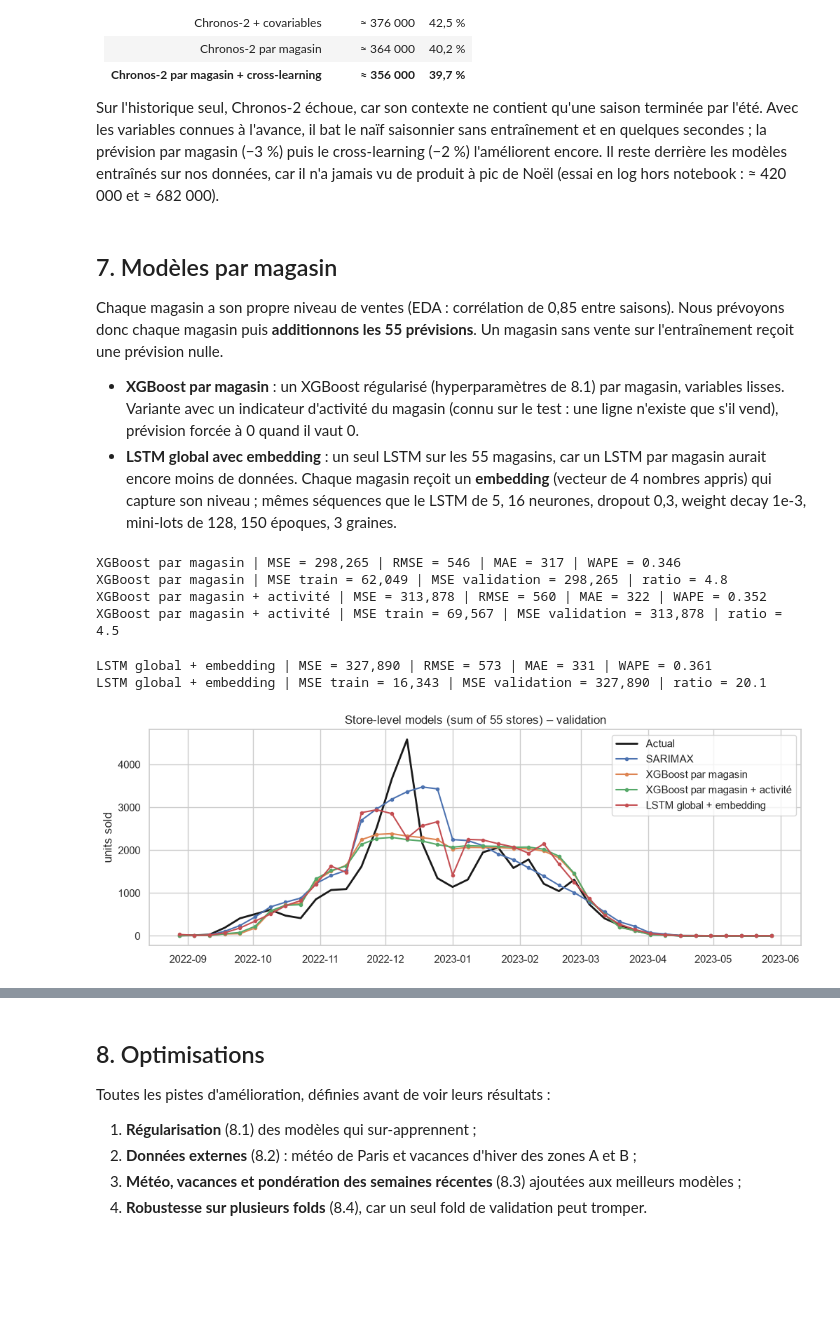
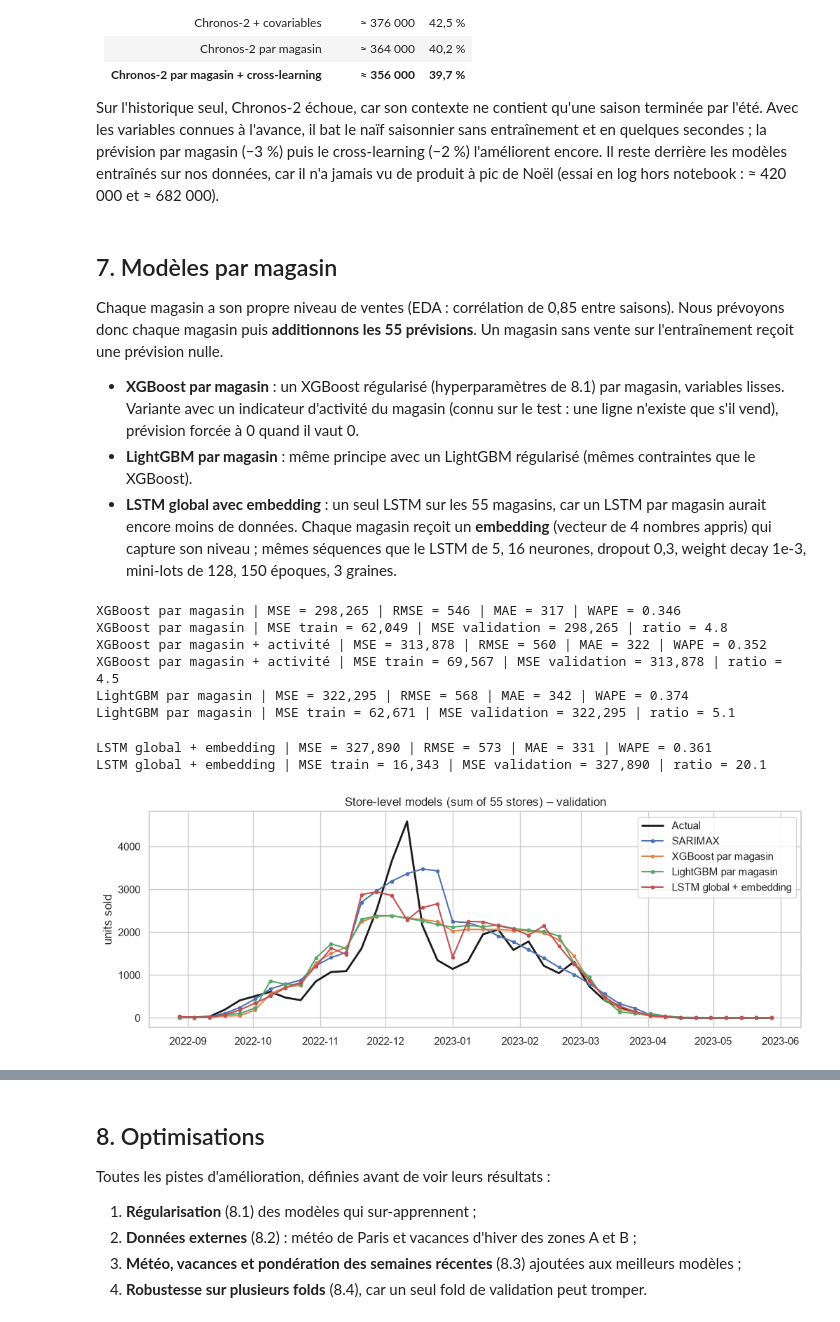
Before and after one commit to deboramendes27/decathlon-forecast, a Jupyter notebook: notebooks/02_modeles.ipynb, the cells around one changed output, grey strips where cells are left out. Cells and saved outputs as stored; diff of their text form; code cells hidden in the pictures; blank space fills up the shorter version.

```diff
--- a/notebooks/02_modeles.ipynb
+++ b/notebooks/02_modeles.ipynb
@@ -612,15 +635,18 @@ magasin puis **additionnons les 55 prévisions**. Un magasin sans vente sur l'en
 - **XGBoost par magasin** : un XGBoost régularisé (hyperparamètres de 8.1) par magasin, variables lisses. Variante avec
   un indicateur d'activité du magasin (connu sur le test : une ligne n'existe que s'il vend), prévision forcée à 0
   quand il vaut 0.
+- **LightGBM par magasin** : même principe avec un LightGBM régularisé (mêmes contraintes que le XGBoost).
 - **LSTM global avec embedding** : un seul LSTM sur les 55 magasins, car un LSTM par magasin aurait encore moins de
   données. Chaque magasin reçoit un **embedding** (vecteur de 4 nombres appris) qui capture son niveau ; mêmes
   séquences que le LSTM de 5, 16 neurones, dropout 0,3, weight decay 1e-3, mini-lots de 128, 150 époques, 3 graines.
 # %%
 XGB_REG = dict(n_estimators=300, learning_rate=0.03, max_depth=2, min_child_weight=5,
                reg_lambda=5, reg_alpha=1, subsample=0.8, colsample_bytree=0.8, random_state=42)
+LGB_REG = dict(n_estimators=300, learning_rate=0.03, max_depth=2, num_leaves=4, min_child_samples=5,
+               reg_lambda=5, reg_alpha=1, subsample=0.8, subsample_freq=1, colsample_bytree=0.8, random_state=42, verbose=-1)
 
-def make_store_forecast(use_active=False, meteo_cols=(), half_life=None):
-    # XGBoost régularisé par magasin ; `half_life` pondère les semaines récentes (section 8.3)
+def make_store_forecast(use_active=False, meteo_cols=(), half_life=None, model='xgb'):
+    # XGBoost (ou LightGBM) régularisé par magasin ; `half_life` pondère les semaines récentes (section 8.3)
     feature_fn = features_with(meteo_cols)
     feats = ML_FEATURES_SMOOTH + list(meteo_cols) + (['active'] if use_active else [])
     monotone = tuple(1 if f in ('log_stores', 'active') else 0 for f in feats)
@@ -636,16 +662,19 @@ def make_store_forecast(use_active=False, meteo_cols=(), half_life=None):
             if use_active:
                 Xp = X_past.assign(active=store_active.loc[past.index, bu].values)
                 Xf = X_fut.assign(active=store_active.loc[fut.index, bu].values)
-            model = XGBRegressor(**XGB_REG, monotone_constraints=monotone, n_jobs=1)
-            model.fit(Xp[feats], y, sample_weight=weights)
-            pred = np.expm1(model.predict(Xf[feats])).clip(0)
+            est = (XGBRegressor(**XGB_REG, monotone_constraints=monotone, n_jobs=1) if model == 'xgb'
+                   else LGBMRegressor(**LGB_REG, monotone_constraints=list(monotone), n_jobs=1))
+            est.fit(Xp[feats], y, sample_weight=weights)
+            pred = np.expm1(est.predict(Xf[feats])).clip(0)
             total += pred * Xf.active.values if use_active else pred   # pas de ligne = pas de vente
         return pd.Series(total, index=fut.index)
     return forecast
 
 store_forecast = make_store_forecast()
+store_lgbm_forecast = make_store_forecast(model='lgbm')
 for name, fn in [('XGBoost par magasin', store_forecast),
-                 ('XGBoost par magasin + activité', make_store_forecast(use_active=True))]:
+                 ('XGBoost par magasin + activité', make_store_forecast(use_active=True)),
+                 ('LightGBM par magasin', store_lgbm_forecast)]:
     evaluate(name, fn)
     overfit_check(name, fn)
 # %% [output]
@@ -653,6 +682,8 @@ XGBoost par magasin | MSE = 298,265 | RMSE = 546 | MAE = 317 | WAPE = 0.346
 XGBoost par magasin | MSE train = 62,049 | MSE validation = 298,265 | ratio = 4.8
 XGBoost par magasin + activité | MSE = 313,878 | RMSE = 560 | MAE = 322 | WAPE = 0.352
 XGBoost par magasin + activité | MSE train = 69,567 | MSE validation = 313,878 | ratio = 4.5
+LightGBM par magasin | MSE = 322,295 | RMSE = 568 | MAE = 342 | WAPE = 0.374
+LightGBM par magasin | MSE train = 62,671 | MSE validation = 322,295 | ratio = 5.1
 # %%
 class StoreLSTM(nn.Module):
     def __init__(self, n_stores, n_features, emb_dim, hidden, dropout):
@@ -683,35 +714,35 @@ def make_store_lstm_forecast(epochs, meteo_cols=(), window=40, emb_dim=4, hidden
         X_win = torch.tensor(np.stack([X_past[s:s + window] for s in starts for _ in range(n_stores)]))
         y_win = torch.tensor(np.stack([Y[s:s + window, j] for s in starts for j in range(n_stores)]))
         s_win = torch.tensor([j for _ in starts for j in range(n_stores)])
         preds = []
         for seed in range(n_seeds):
             torch.manual_seed(seed)
             net = StoreLSTM(n_stores, X_past.shape[1], emb_dim, hidden, dropout)
             opt = torch.optim.Adam(net.parameters(), lr=lr, weight_decay=weight_decay)
             for _ in range(epochs):
                 perm = torch.randperm(len(X_win))
                 for b in range(0, len(X_win), 128):
                     idx = perm[b:b + 128]
                     opt.zero_grad()
                     ((net(X_win[idx], s_win[idx]) - y_win[idx]) ** 2).mean().backward()
                     opt.step()
             net.eval()
             with torch.no_grad():
                 x = torch.tensor(X_fut)[None].expand(n_stores, -1, -1)
                 log_pred = net(x, torch.arange(n_stores)).numpy() * y_sd + y_mu    # (magasins, semaines)
             preds.append(np.expm1(log_pred).clip(0).sum(axis=0))                  # somme des magasins
         return pd.Series(np.mean(preds, axis=0), index=fut.index)
     return forecast
 
 store_lstm_forecast = make_store_lstm_forecast(epochs=150)
 evaluate('LSTM global + embedding', store_lstm_forecast)
 overfit_check('LSTM global + embedding', store_lstm_forecast)
-plot_val(['SARIMAX', 'XGBoost par magasin', 'XGBoost par magasin + activité', 'LSTM global + embedding'],
+plot_val(['SARIMAX', 'XGBoost par magasin', 'LightGBM par magasin', 'LSTM global + embedding'],
          'Store-level models (sum of 55 stores) – validation')
 # %% [output]
 LSTM global + embedding | MSE = 327,890 | RMSE = 573 | MAE = 331 | WAPE = 0.361
 LSTM global + embedding | MSE train = 16,343 | MSE validation = 327,890 | ratio = 20.1
-[figure, old version]
+[figure, new version]
 # %% [markdown]
 | Modèle | MSE train | MSE validation | Ratio | WAPE |
 |---|---|---|---|---|
```
Also changed, not shown: parts of 14 cells of this notebook.
